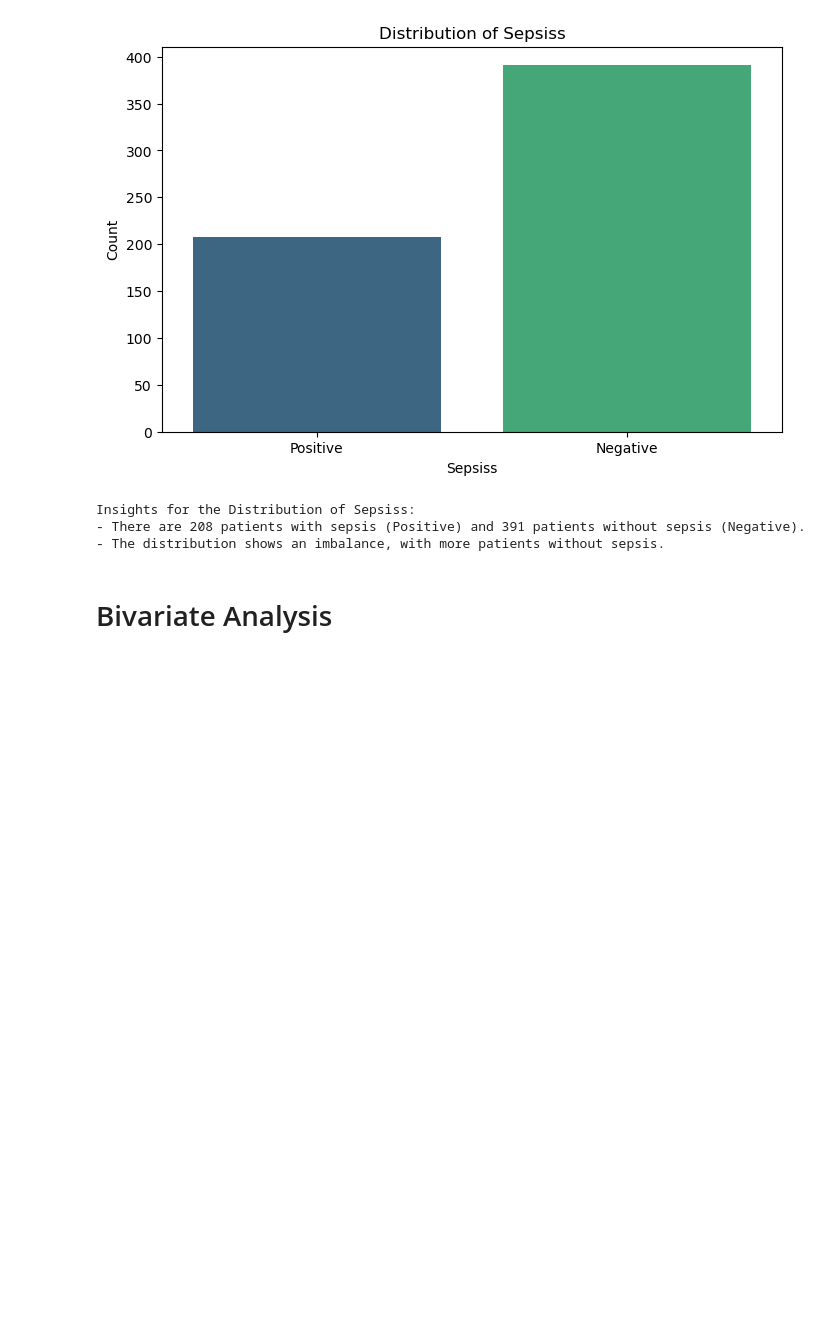
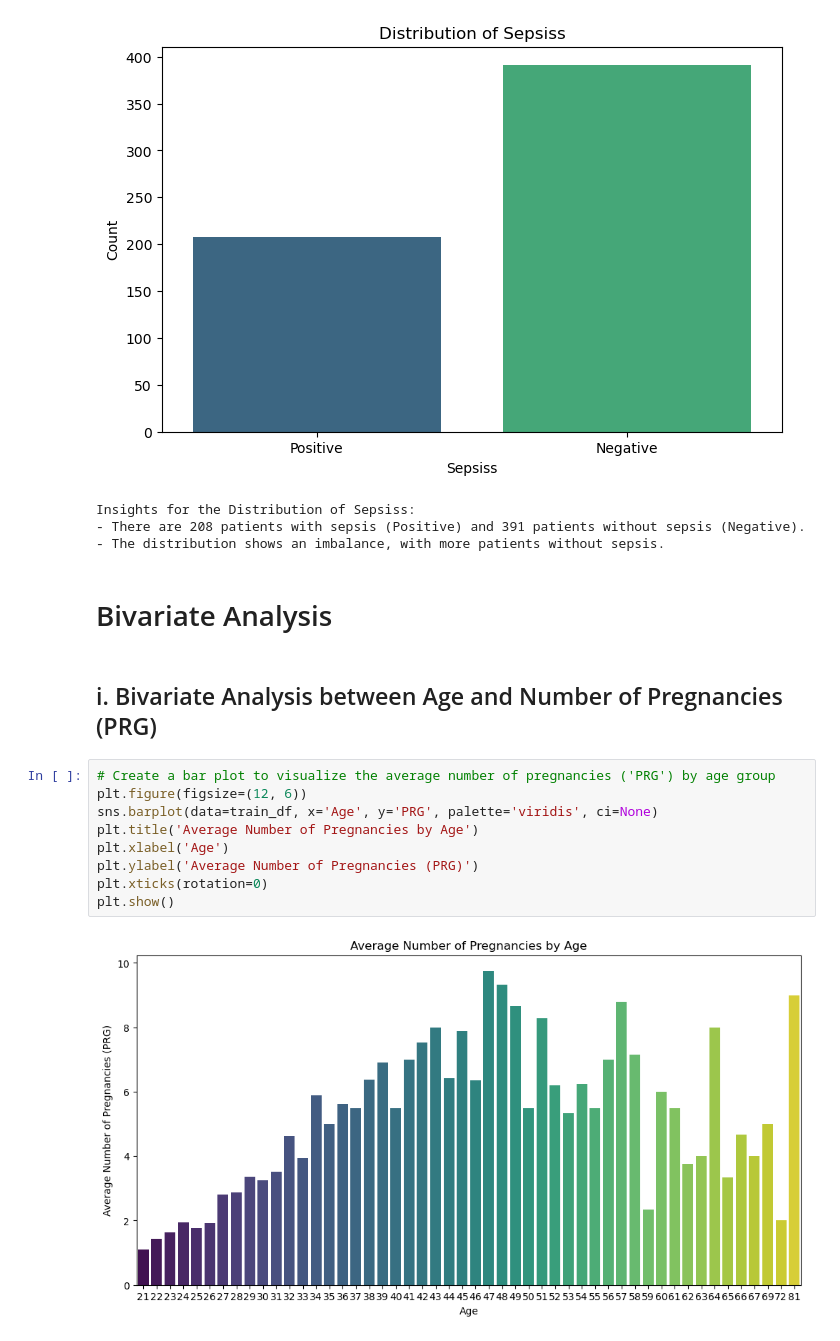
Before and after one commit to rasmodev/Sepsis-Classification-ML-Project-with-FastAPI-Deployment, a Jupyter notebook: Sepsis_ML_Prediction_&_Deployment_With_FastAPI.ipynb, the cells around one changed output. Cells and saved outputs as stored; diff of their text form; blank space fills up the shorter version.

Commit message:
Bivariate Analysis

```diff
--- a/Sepsis_ML_Prediction_&_Deployment_With_FastAPI.ipynb
+++ b/Sepsis_ML_Prediction_&_Deployment_With_FastAPI.ipynb
@@ -606,3 +649,16 @@ Insights for the Distribution of Sepsiss:
 - The distribution shows an imbalance, with more patients without sepsis.
 # %% [markdown]
 # Bivariate Analysis
+# %% [markdown]
+## i. Bivariate Analysis between Age and Number of Pregnancies (PRG)
+# %%
+# Create a bar plot to visualize the average number of pregnancies ('PRG') by age group
+plt.figure(figsize=(12, 6))
+sns.barplot(data=train_df, x='Age', y='PRG', palette='viridis', ci=None)
+plt.title('Average Number of Pregnancies by Age')
+plt.xlabel('Age')
+plt.ylabel('Average Number of Pregnancies (PRG)')
+plt.xticks(rotation=0)
+plt.show()
+# %% [output]
+[figure, added]
```
Also changed, not shown: parts of 23 cells of this notebook.
